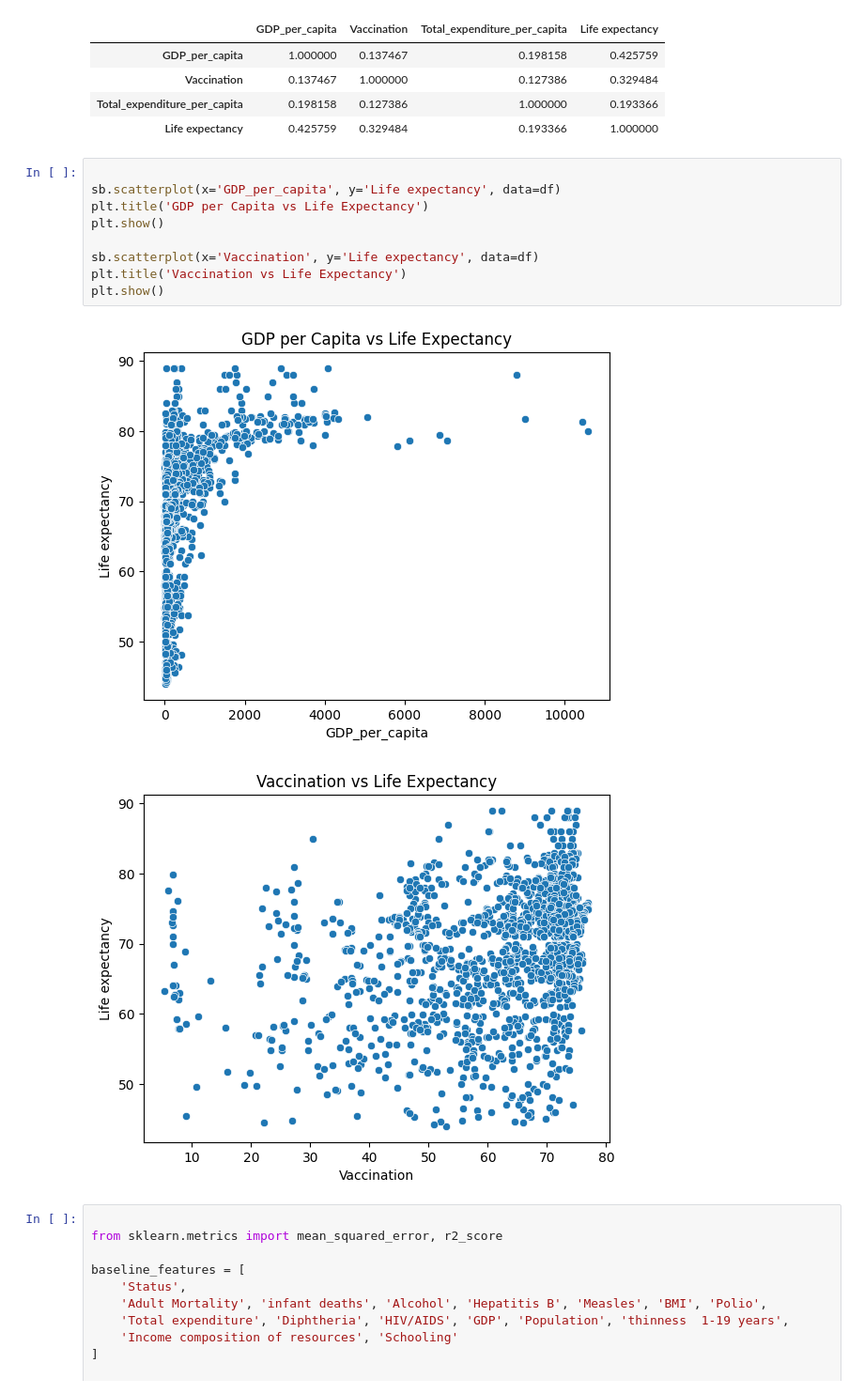
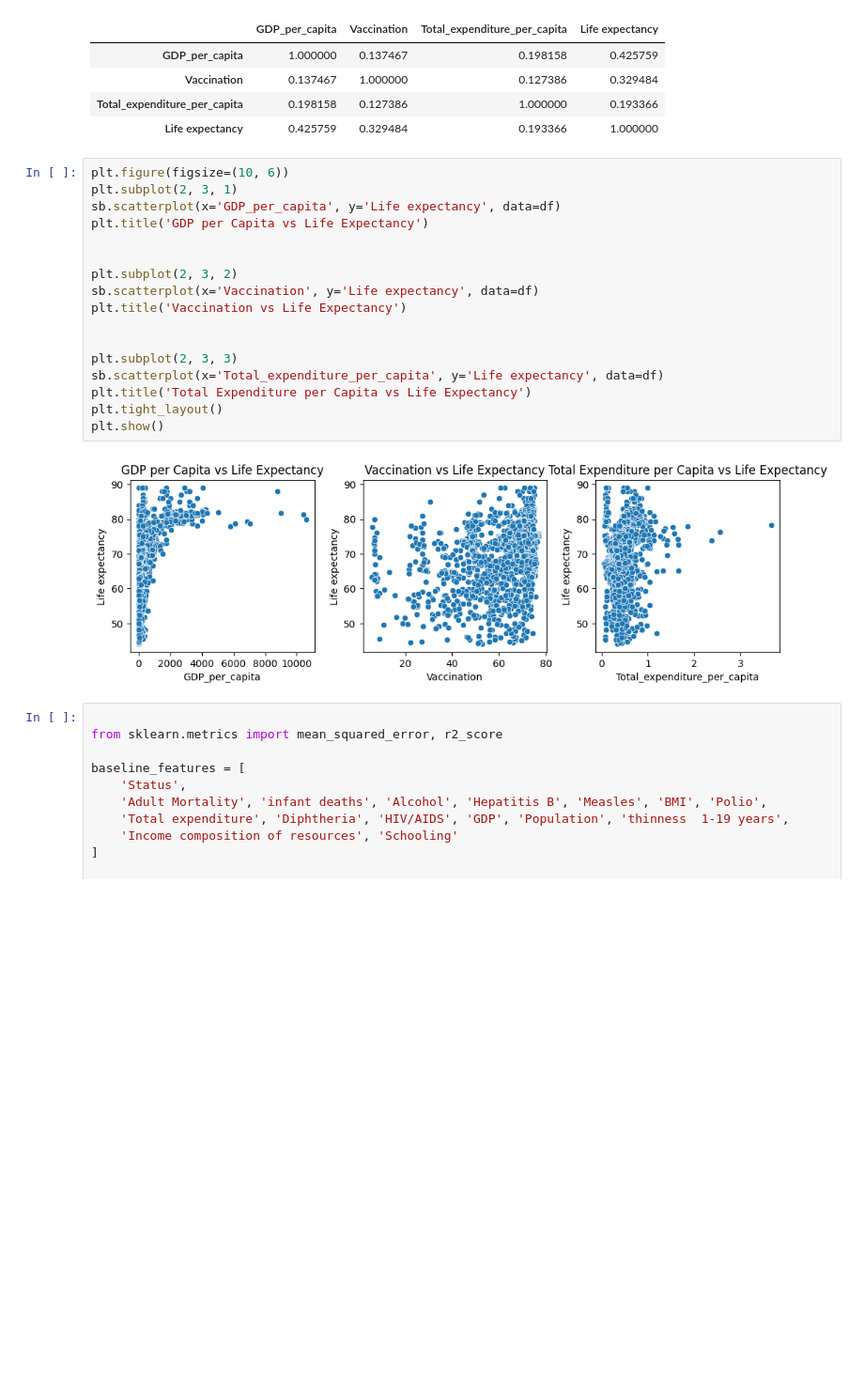
Before and after one commit to SumayyaN/final_recess_project, a Jupyter notebook: Life_Expectancy.ipynb, the cells around one changed output. Shown at 94% size. Drawn from its saved outputs; the diff is of its cells as text; blank space fills up the shorter version.

```diff
--- a/Life_Expectancy.ipynb
+++ b/Life_Expectancy.ipynb
@@ -288,17 +285,24 @@ df[['GDP_per_capita', 'Vaccination', 'Total_expenditure_per_capita', 'Life expec
 | Total_expenditure_per_capita | 0.198158 | 0.127386 | 1.000000 | 0.193366 |
 | Life expectancy | 0.425759 | 0.329484 | 0.193366 | 1.000000 |
 # %%
-
+plt.figure(figsize=(10, 6))
+plt.subplot(2, 3, 1)
 sb.scatterplot(x='GDP_per_capita', y='Life expectancy', data=df)
 plt.title('GDP per Capita vs Life Expectancy')
-plt.show()
 
+
+plt.subplot(2, 3, 2)
 sb.scatterplot(x='Vaccination', y='Life expectancy', data=df)
 plt.title('Vaccination vs Life Expectancy')
+
+
+plt.subplot(2, 3, 3)
+sb.scatterplot(x='Total_expenditure_per_capita', y='Life expectancy', data=df)
+plt.title('Total Expenditure per Capita vs Life Expectancy')
+plt.tight_layout()
 plt.show()
 # %% [output]
-[figure, old version]
+[figure, new version]
-[figure, removed]
 # %%
 
 from sklearn.metrics import mean_squared_error, r2_score
```
Also changed, not shown: parts of 21 cells of this notebook.
